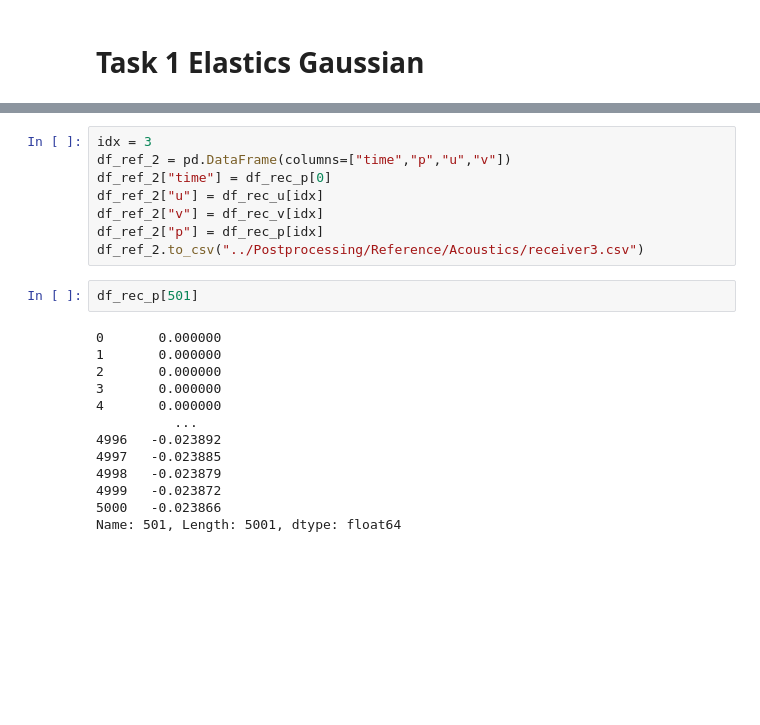
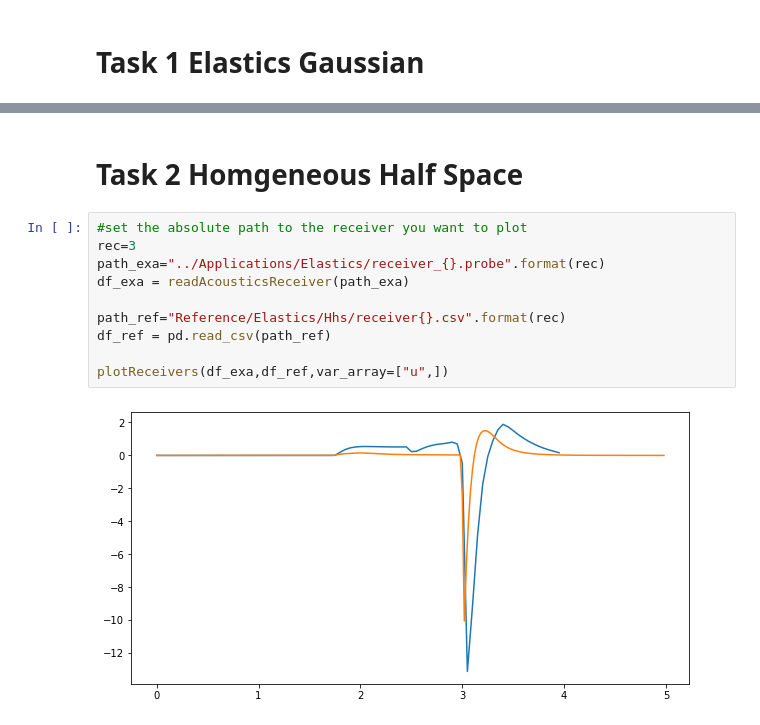
Before and after one commit to ExaHyPE/Workshop, a Jupyter notebook: Postprocessing/CompareReceivers.ipynb, the cells around one changed output, grey strips where cells are left out. Cells and saved outputs as stored; diff of their text form; blank space fills up the shorter version.

```diff
--- a/Postprocessing/CompareReceivers.ipynb
+++ b/Postprocessing/CompareReceivers.ipynb
@@ -87,23 +54,14 @@ plt.show()
-# %%
-idx = 3
-df_ref_2 = pd.DataFrame(columns=["time","p","u","v"])
-df_ref_2["time"] = df_rec_p[0]
-df_ref_2["u"] = df_rec_u[idx]
-df_ref_2["v"] = df_rec_v[idx]
-df_ref_2["p"] = df_rec_p[idx]
-df_ref_2.to_csv("../Postprocessing/Reference/Acoustics/receiver3.csv")
-# %%
-df_rec_p[501]
-# %% [output]
-0       0.000000
-1       0.000000
-2       0.000000
-3       0.000000
-4       0.000000
-          ...
-4996   -0.023892
-4997   -0.023885
-4998   -0.023879
-4999   -0.023872
-5000   -0.023866
-Name: 501, Length: 5001, dtype: float64
+# %% [markdown]
+# Task 2 Homgeneous Half Space
+# %%
+#set the absolute path to the receiver you want to plot
+rec=3
+path_exa="../Applications/Elastics/receiver_{}.probe".format(rec)
+df_exa = readAcousticsReceiver(path_exa)
+
+path_ref="Reference/Elastics/Hhs/receiver{}.csv".format(rec)
+df_ref = pd.read_csv(path_ref)
+
+plotReceivers(df_exa,df_ref,var_array=["u",])
+# %% [output]
+[figure, added]
```
Also changed, not shown: parts of 7 cells of this notebook, 4 other files.
